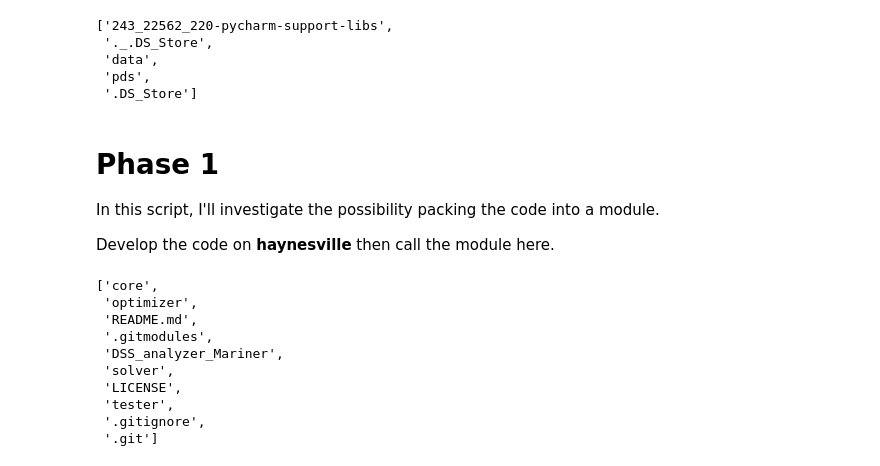
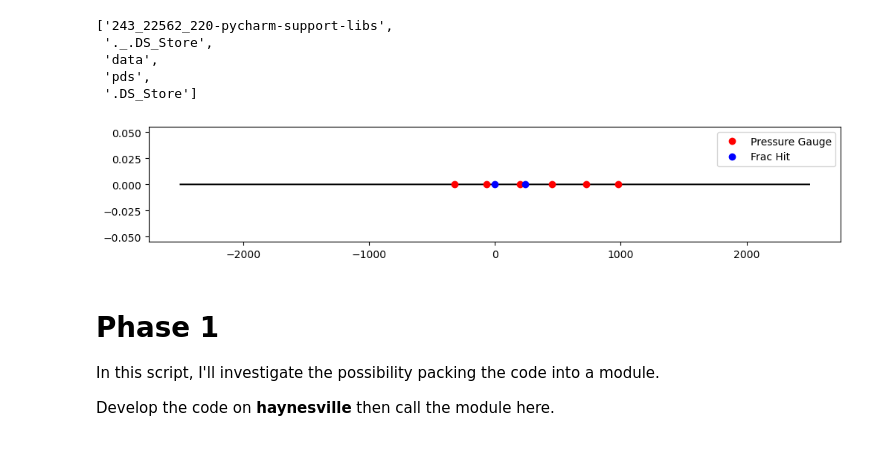
Before and after one commit to shenyaojin/well_leakage_physical_model, a Jupyter notebook: 063_module_test.ipynb, the cells around one changed output. Cells and saved outputs as stored; diff of their text form; code cells hidden in the pictures.

```diff
--- a/063_module_test.ipynb
+++ b/063_module_test.ipynb
@@ -66,21 +58,23 @@ u_current = np.zeros(nx)
 t = list([0]) # store the time points
 dt = 0
 dt_init = 10.0
+# %%
+# Pre-processing the idx of pg and frac hit
+# Update the idx of pg and frac hit, make the first frac hit -> x=0
+gauge_md_idx = gauge_md_idx - frac_hit_idx[0] + nx // 2
+frac_hit_idx = frac_hit_idx - frac_hit_idx[0] + nx // 2
+# %%
+# Plot the location of the pressure gauge and frac hit
+plt.figure(figsize=(12, 2))
+plt.plot(x, np.zeros(nx), 'k')
+plt.plot(x[gauge_md_idx], np.zeros(gauge_md_idx.size), 'ro', label='Pressure Gauge')
+plt.plot(x[frac_hit_idx], np.zeros(frac_hit_idx.size), 'bo', label='Frac Hit')
+plt.legend()
+plt.show()
+# %% [output]
+[figure, added]
 # %% [markdown]
 # Phase 1
 In this script, I'll investigate the possibility packing the code into a module.
 
 Develop the code on **haynesville** then call the module here.
-# %%
-os.listdir('pds')
-# %% [output]
-['core',
- 'optimizer',
- 'README.md',
- '.gitmodules',
- 'DSS_analyzer_Mariner',
- 'solver',
- 'LICENSE',
- 'tester',
- '.gitignore',
- '.git']
```
Also changed, not shown: parts of 47 cells of this notebook.
